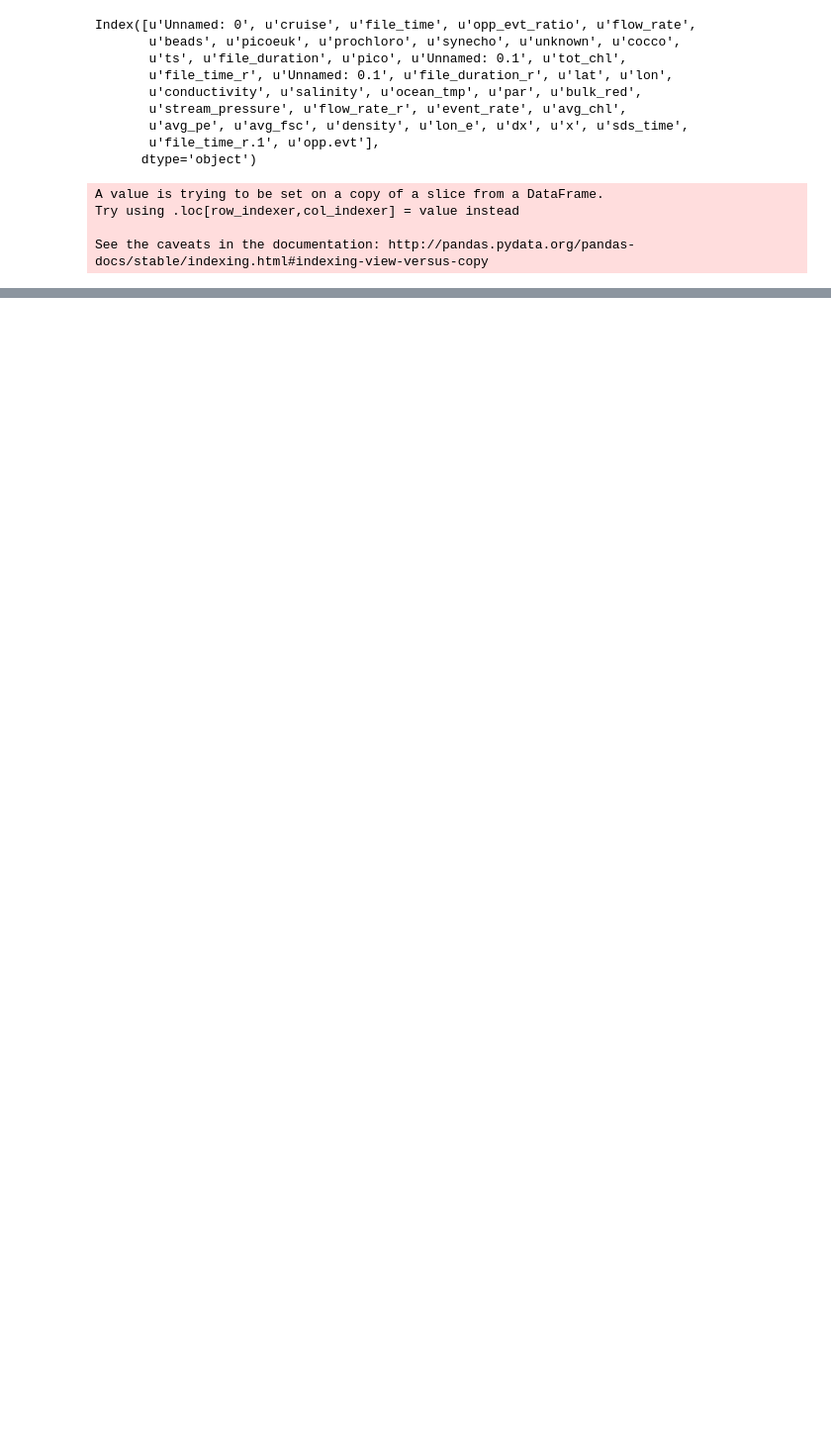
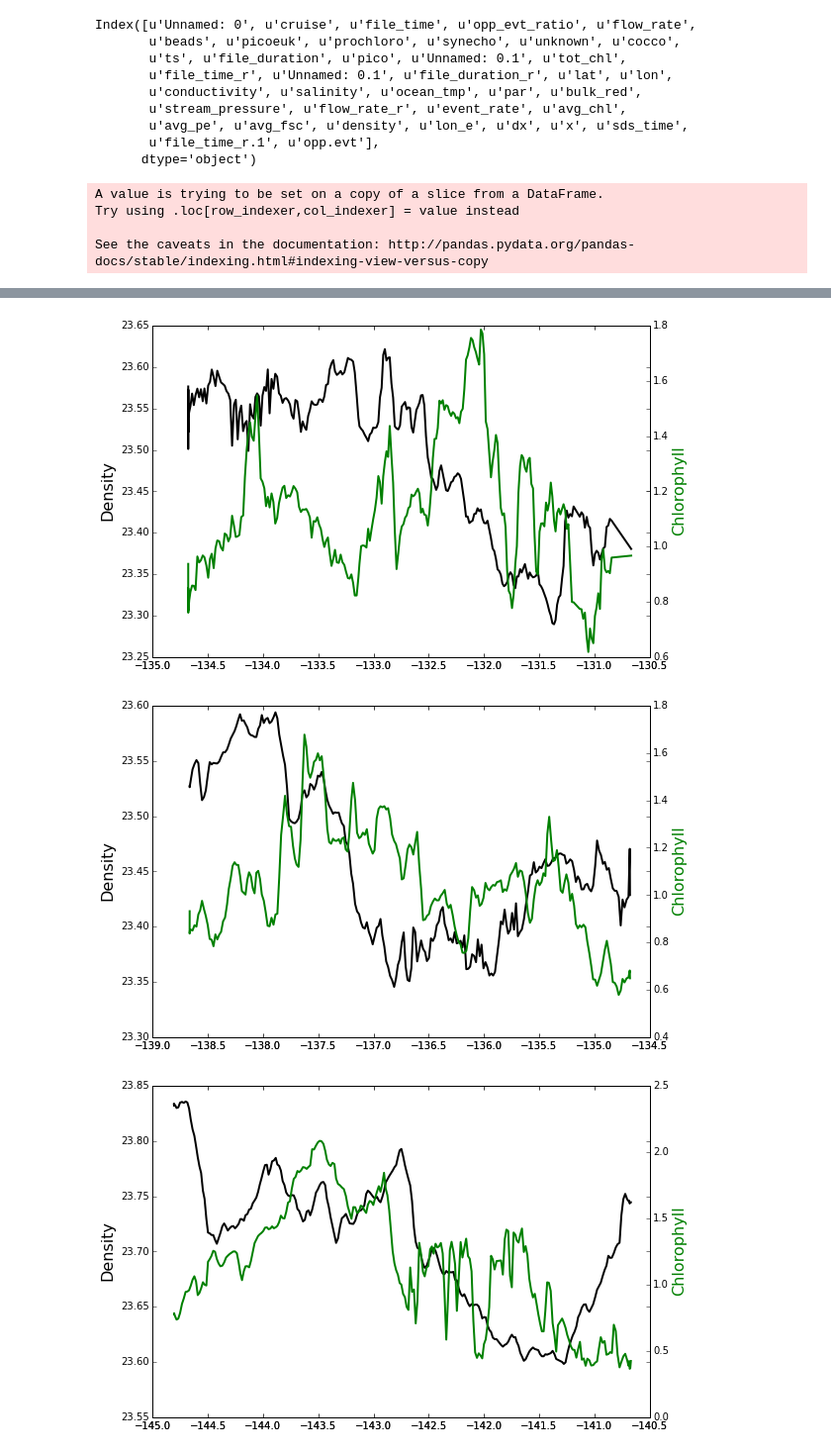
Before and after one commit to sophieclayton/KM1304_lengthscales, a Jupyter notebook: analysis/KM1304_correlations.ipynb, the cells around one changed output, grey strips where cells are left out. Shown at 99% size. Drawn from its saved outputs; the diff is of its cells as text; code cells hidden in the pictures; blank space fills up the shorter version.

Commit message:
new script to do fft on underway chlorophyll, added underway chlorophyll to correlation script

```diff
--- a/analysis/KM1304_correlations.ipynb
+++ b/analysis/KM1304_correlations.ipynb
@@ -209,0 +215,42 @@ tot_chl   -0.694484   0.324414 -0.699463  0.813328   NaN -0.181457  1.000000
+# %%
+for i in range(1, 5):
+    a = segments['start'][i]
+    b = segments['end'][i]
+
+    fig = plt.figure(i, figsize=(9, 6), dpi = 600)
+
+
+    sub2 = fig.add_subplot(111)
+    sub2.plot(clean['lon'][a:b],clean['density'][a:b]-1000, 'k', lw=2 )
+    sub2.set_ylabel('Density', fontsize = 16)
+
+    ax2 = fig.add_subplot(111, sharex=sub2, frameon=False)
+    ax2.plot(clean['lon'][a:b],clean['chl'][a:b], 'g' , lw=2)
+    ax2.yaxis.tick_right()
+    ax2.yaxis.set_label_position("right")
+    ax2.set_ylabel('Chlorophyll', color = 'g', fontsize = 16)
+
+    plt.show()
+
+for i in range(5, 10):
+    a = segments['start'][i]
+    b = segments['end'][i]
+
+    fig = plt.figure(i, figsize=(9, 6), dpi = 600)
+
+
+    sub2 = fig.add_subplot(111)
+    sub2.plot(clean['lat'][a:b],clean['density'][a:b]-1000, 'k', lw=2 )
+    sub2.set_ylabel('Density', fontsize = 16)
+
+    ax2 = fig.add_subplot(111, sharex=sub2, frameon=False)
+    ax2.plot(clean['lat'][a:b],clean['chl'][a:b], 'g' , lw=2)
+    ax2.yaxis.tick_right()
+    ax2.yaxis.set_label_position("right")
+    ax2.set_ylabel('Chlorophyll', color = 'g', fontsize = 16)
+
+    plt.show()
+# %% [output]
+[figure, added]
+[figure, added]
+[figure, added]
```
Also changed, not shown: parts of 5 cells of this notebook, 2 other files.
